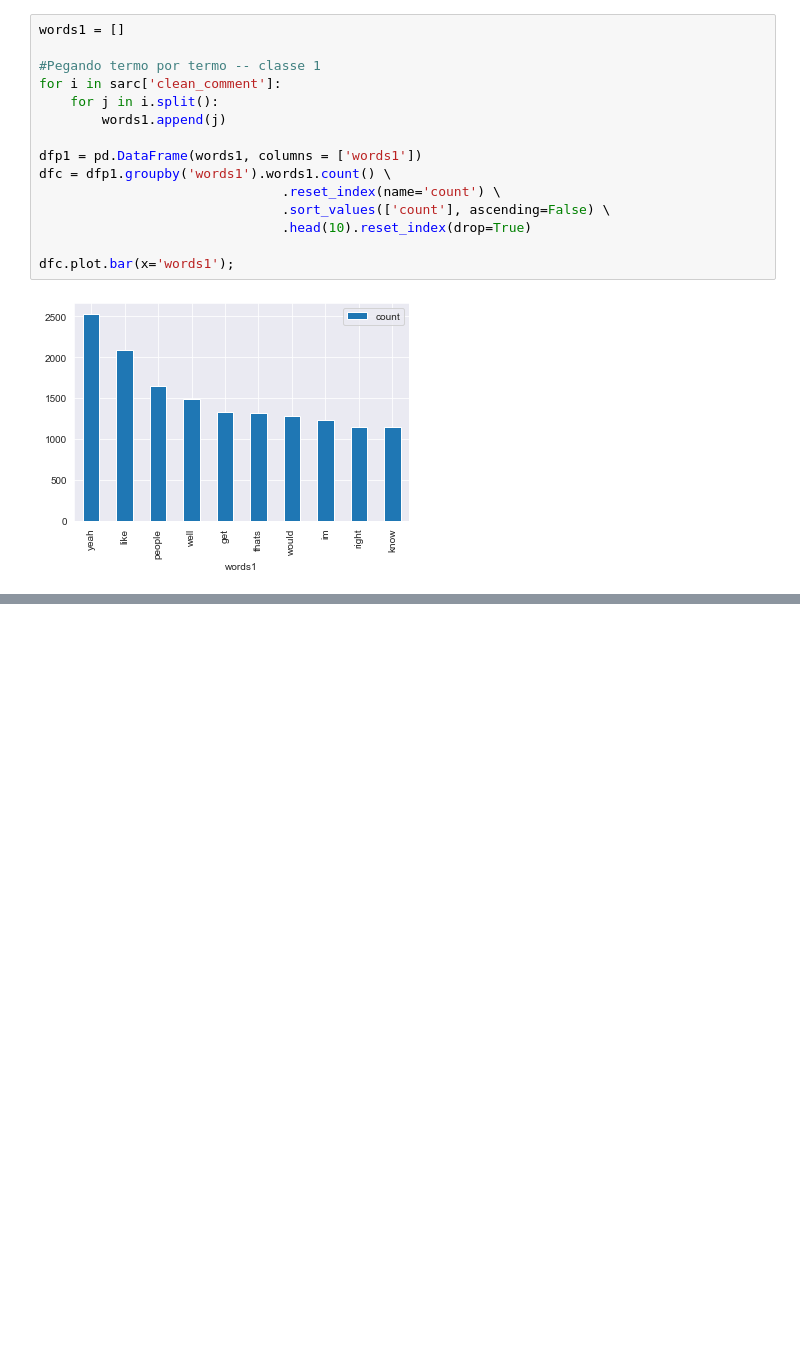
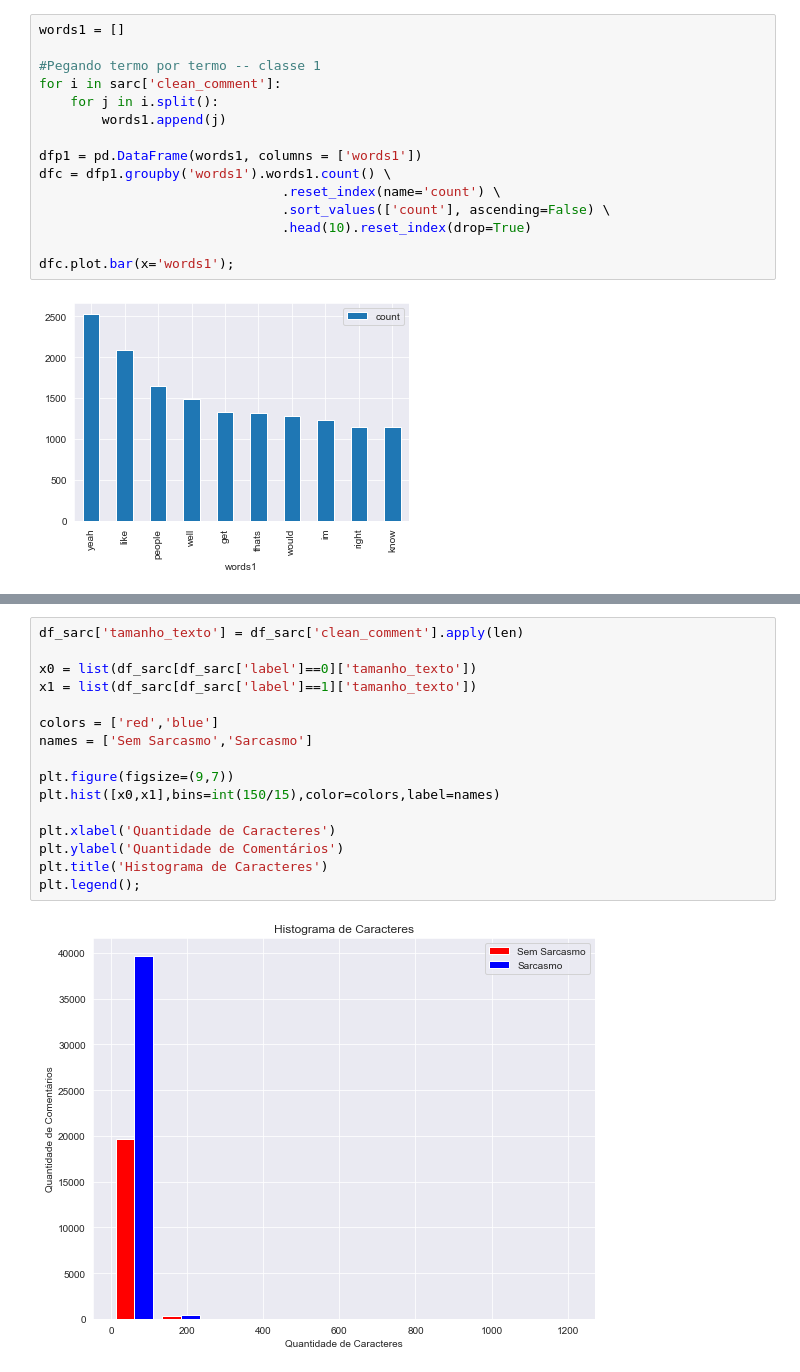
Before and after one commit to Ruann-01/Python_IA, a Jupyter notebook: Trabalho Final/Trabalho Final.ipynb, the cells around one changed output, grey strips where cells are left out. Cells and saved outputs as stored; diff of their text form; blank space fills up the shorter version.

```diff
--- a/Trabalho Final/Trabalho Final.ipynb
+++ b/Trabalho Final/Trabalho Final.ipynb
@@ -314,0 +277,18 @@ Distribuição de palavras em cada classe
+# %%
+df_sarc['tamanho_texto'] = df_sarc['clean_comment'].apply(len)
+
+x0 = list(df_sarc[df_sarc['label']==0]['tamanho_texto'])
+x1 = list(df_sarc[df_sarc['label']==1]['tamanho_texto'])
+
+colors = ['red','blue']
+names = ['Sem Sarcasmo','Sarcasmo']
+
+plt.figure(figsize=(9,7))
+plt.hist([x0,x1],bins=int(150/15),color=colors,label=names)
+
+plt.xlabel('Quantidade de Caracteres')
+plt.ylabel('Quantidade de Comentários')
+plt.title('Histograma de Caracteres')
+plt.legend();
+# %% [output]
+[figure, added]
```
Also changed, not shown: parts of 8 cells of this notebook.
